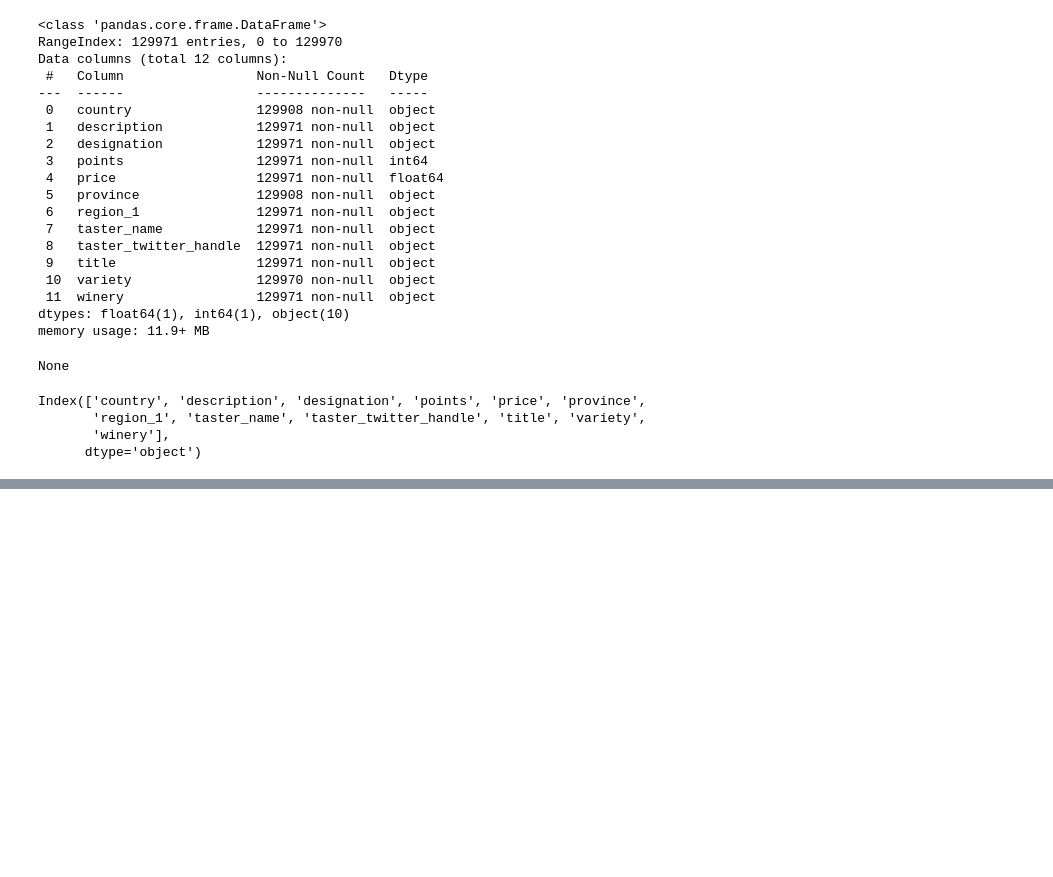
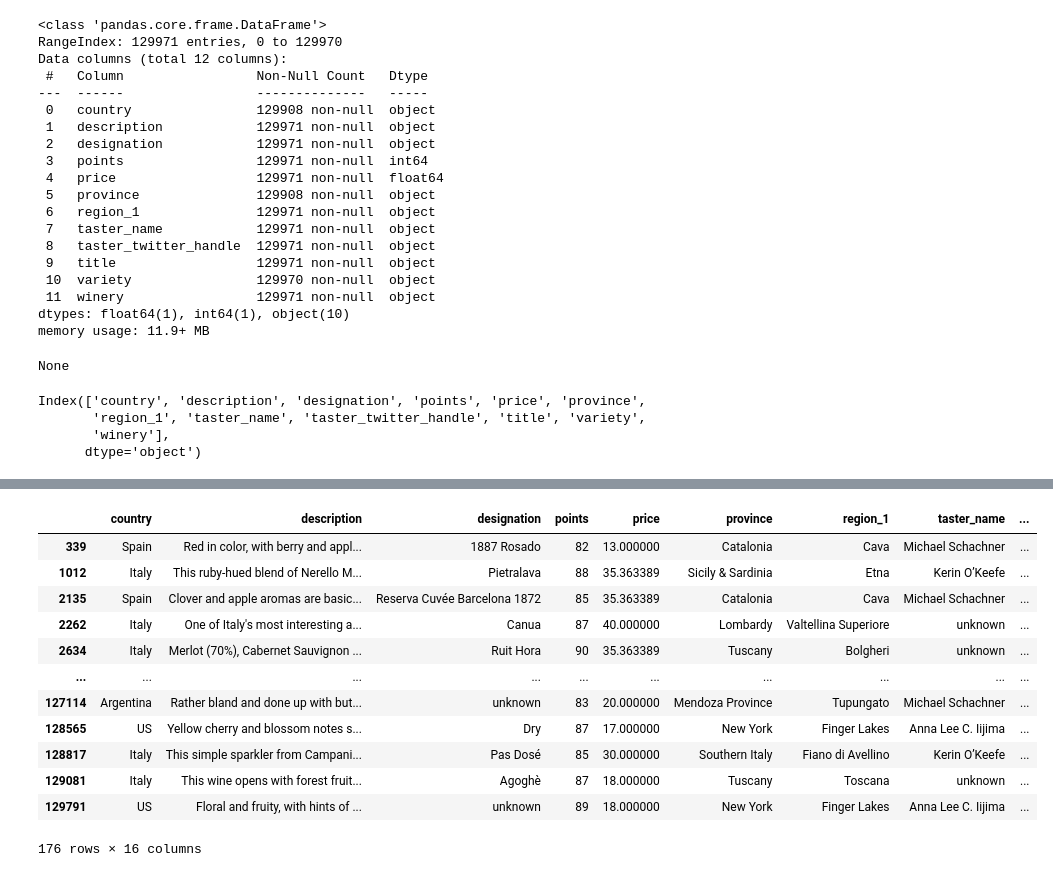
Before and after one commit to kdunaev-a10/SkillFactory-DTS, a Jupyter notebook: module-EDA/EDA-3/eda-3.ipynb, the cells around one changed output, grey strips where cells are left out. Saved outputs shown, nothing was run; the diff lists cells and outputs as text; code cells hidden in the pictures; blank space fills up the shorter version.

```diff
--- a/module-EDA/EDA-3/eda-3.ipynb
+++ b/module-EDA/EDA-3/eda-3.ipynb
@@ -84,3 +91,5 @@ Index(['country', 'description', 'designation', 'points', 'price', 'province',
        'region_1', 'taster_name', 'taster_twitter_handle', 'title', 'variety',
        'winery'],
       dtype='object')
+# %%
+wine_data['price_round'] = wine_data['price'].round().astype(int)
@@ -86,0 +139,18 @@ Index(['country', 'description', 'designation', 'points', 'price', 'province',
+# %%
+regex = '\d{4}' # регулярное выражение для нахождения чисел
+wine_data['year'] = wine_data['title'].str.findall(regex).str.get(0)
+
+values = {
+    'year': wine_data['year'].mode()[0]
+}
+wine_data = wine_data.fillna(value=values)
+
+wine_data['year_corrected'] = wine_data['year_corrected'].str.findall(regex).str.get(0)
+values = {
+    'year_corrected': wine_data['year_corrected'].mode()[0]
+}
+wine_data = wine_data.fillna(value=values)
+
+
+display(wine_data.head())
+display(wine_data.info())
@@ -86,0 +182,7 @@ Index(['country', 'description', 'designation', 'points', 'price', 'province',
+# %%
+#wine_data['year'] = pd.to_datetime(wine_data['year'], format='%Y')
+wine_data['year'] = wine_data['year'].astype('int32')
+wine_data['year_corrected'] = wine_data['year_corrected'].astype('int32')
+
+display(wine_data.info())
+display(wine_data.head())
@@ -86,0 +214,5 @@ Index(['country', 'description', 'designation', 'points', 'price', 'province',
+# %%
+wine_data['year_date'] = pd.to_datetime(wine_data['year'], format="%Y", errors='coerce')
+
+display(wine_data.info())
+display(wine_data.head())
@@ -86,0 +244,16 @@ Index(['country', 'description', 'designation', 'points', 'price', 'province',
+# %%
+display(wine_data[wine_data['year'] < 1950])
+# %% [output]
+|  | country | description | designation | points | price | province | region_1 | taster_name | ... |
+| 339 | Spain | Red in color, with berry and appl... | 1887 Rosado | 82 | 13.000000 | Catalonia | Cava | Michael Schachner | ... |
+| 1012 | Italy | This ruby-hued blend of Nerello M... | Pietralava | 88 | 35.363389 | Sicily & Sardinia | Etna | Kerin O’Keefe | ... |
+| 2135 | Spain | Clover and apple aromas are basic... | Reserva Cuvée Barcelona 1872 | 85 | 35.363389 | Catalonia | Cava | Michael Schachner | ... |
+| 2262 | Italy | One of Italy's most interesting a... | Canua | 87 | 40.000000 | Lombardy | Valtellina Superiore | unknown | ... |
+| 2634 | Italy | Merlot (70%), Cabernet Sauvignon ... | Ruit Hora | 90 | 35.363389 | Tuscany | Bolgheri | unknown | ... |
+| ... | ... | ... | ... | ... | ... | ... | ... | ... | ... |
+| 127114 | Argentina | Rather bland and done up with but... | unknown | 83 | 20.000000 | Mendoza Province | Tupungato | Michael Schachner | ... |
+| 128565 | US | Yellow cherry and blossom notes s... | Dry | 87 | 17.000000 | New York | Finger Lakes | Anna Lee C. Iijima | ... |
+| 128817 | Italy | This simple sparkler from Campani... | Pas Dosé | 85 | 30.000000 | Southern Italy | Fiano di Avellino | Kerin O’Keefe | ... |
+| 129081 | Italy | This wine opens with forest fruit... | Agoghè | 87 | 18.000000 | Tuscany | Toscana | unknown | ... |
+| 129791 | US | Floral and fruity, with hints of ... | unknown | 89 | 18.000000 | New York | Finger Lakes | Anna Lee C. Iijima | ... |
+176 rows × 16 columns
```
Also changed, not shown: parts of 28 cells of this notebook, 1 other file.
